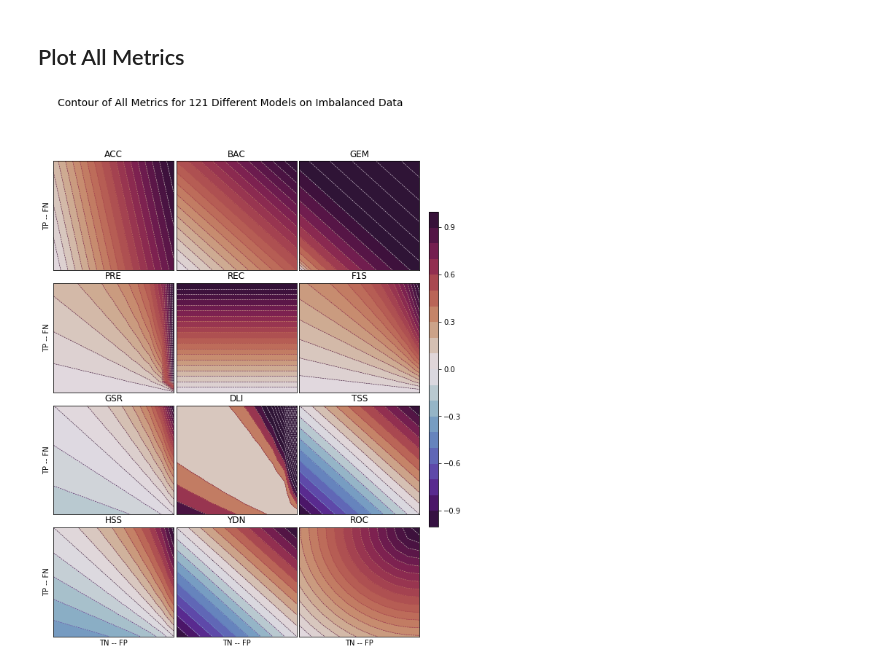
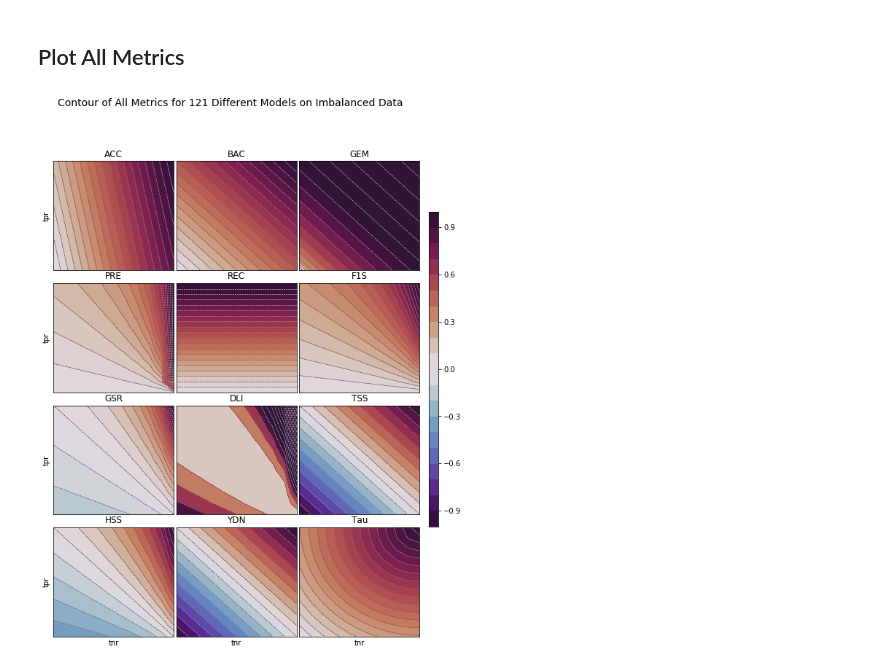
Before and after one commit to colinkehoe/contingency-space, a Jupyter notebook: notebooks/contingency_space_for_12_metrics.ipynb, the cells around one changed output. Cells and saved outputs as stored; diff of their text form; code cells hidden in the pictures.

```diff
--- a/notebooks/contingency_space_for_12_metrics.ipynb
+++ b/notebooks/contingency_space_for_12_metrics.ipynb
@@ -50,7 +49,6 @@ all_f1s = []
 all_f2s = []
 all_f3s = []
 all_ydn = []
-all_roc = []
 all_tau = []
 all_gsr = []
 all_dli = []
@@ -77,8 +75,6 @@ for cm in gen.all_cms:
     all_gem.append(gem.value)
     ydn = YDN(cm)
     all_ydn.append(ydn.value)
-    roc = ROC(cm)
-    all_roc.append(roc.value)
     tau = Tau(cm)
     all_tau.append(tau.value)
     gsr = GSR(cm)
@@ -104,8 +99,10 @@ tau_mat = np.flip(np.array(all_tau).reshape((11, 11)), 0)
 gsr_mat = np.flip(np.array(all_gsr).reshape((11, 11)), 0)
 dli_mat = np.flip(np.array(all_dli).reshape((11, 11)), 0)
 # %%
-all_mats = [acc_mat, bac_mat, gem_mat, pre_mat, rec_mat, f1s_mat, gsr_mat, dli_mat, tss_mat, hss_mat, ydn_mat, roc_mat]
-all_titles = ['ACC', 'BAC', 'GEM', 'PRE', 'REC', 'F1S', 'GSR', 'DLI', 'TSS', 'HSS', 'YDN', 'ROC']
+all_mats = [acc_mat, bac_mat, gem_mat, pre_mat, rec_mat, f1s_mat, gsr_mat, dli_mat, tss_mat, hss_mat, ydn_mat, tau_mat]
+all_titles = ['ACC', 'BAC', 'GEM', 'PRE', 'REC', 'F1S', 'GSR', 'DLI', 'TSS', 'HSS', 'YDN', 'Tau']
+
+
 x = np.linspace(0, 10, 11)
 y = np.linspace(0, 10, 11)
 X, Y = np.meshgrid(x, y)
@@ -124,7 +121,7 @@ for ax in axs.flat:
     i += 1
 
 for ax in axs.flat:
-    ax.set(xlabel='TN -- FP', ylabel='TP -- FN')
+    ax.set(xlabel='tnr', ylabel='tpr')
 
 cb_ax = fig.add_axes([0.92, 0.3, 0.02, 0.5])
 cbar = fig.colorbar(good_range_cp, cax=cb_ax)
@@ -163,7 +160,6 @@ all_f1s = []
 all_f2s = []
 all_f3s = []
 all_ydn = []
-all_roc = []
 all_tau = []
 all_gsr = []
 all_dli = []
@@ -191,8 +187,6 @@ for cm in gen.all_cms:
     all_gem.append(gem.value)
     ydn = YDN(cm)
     all_ydn.append(ydn.value)
-    roc = ROC(cm)
-    all_roc.append(roc.value)
     tau = Tau(cm)
     all_tau.append(tau.value)
     gsr = GSR(cm)
@@ -220,33 +213,33 @@ dli_mat = np.flip(np.array(all_dli).reshape((11, 11)), 0)
 # %% [markdown]
 ## Plot All Metrics
 # %%
-all_mats = [acc_mat, bac_mat, gem_mat, pre_mat, rec_mat, f1s_mat, gsr_mat, dli_mat, tss_mat, hss_mat, ydn_mat, roc_mat]
-all_titles = ['ACC', 'BAC', 'GEM', 'PRE', 'REC', 'F1S', 'GSR', 'DLI', 'TSS', 'HSS', 'YDN', 'ROC']
+all_mats = [acc_mat, bac_mat, gem_mat, pre_mat, rec_mat, f1s_mat, gsr_mat, dli_mat, tss_mat, hss_mat, ydn_mat, tau_mat]
+all_titles = ['ACC', 'BAC', 'GEM', 'PRE', 'REC', 'F1S', 'GSR', 'DLI', 'TSS', 'HSS', 'YDN', 'Tau']
 x = np.linspace(0, 10, 11)
 y = np.linspace(0, 10, 11)
 X, Y = np.meshgrid(x, y)
 
 i = 0
 fig, axs = plt.subplots(nrows=4, ncols=3, figsize=(9,12))
 fig.suptitle('Contour of All Metrics for 121 Different Models on Imbalanced Data', fontsize=14)
 for ax in axs.flat:
     cp = ax.contourf(X, Y, np.flipud(all_mats[i]), 20, cmap='twilight_shifted', vmin = -1, vmax=1)
     cp2 = ax.contour(X, Y, np.flipud(all_mats[i]), 20, cmap='twilight', vmin = -1, vmax=1, linewidths=.6, linestyles='dashed')
     ax.set_xticks([])
     ax.set_yticks([])
     ax.set_title(all_titles[i])
     if all_titles[i] == 'TSS':
         good_range_cp = cp
     i += 1
 
 for ax in axs.flat:
-    ax.set(xlabel='TN -- FP', ylabel='TP -- FN')
+    ax.set(xlabel='tnr', ylabel='tpr')
 
 cb_ax = fig.add_axes([0.92, 0.3, 0.02, 0.5])
 cbar = fig.colorbar(good_range_cp, cax=cb_ax)
 
 for ax in axs.flat:
     ax.label_outer()
 fig.subplots_adjust(wspace=0.02, hspace=0.12)
 # %% [output]
-[figure, old version]
+[figure, new version]
```
Also changed, not shown: parts of 4 cells of this notebook, 1 other file.
